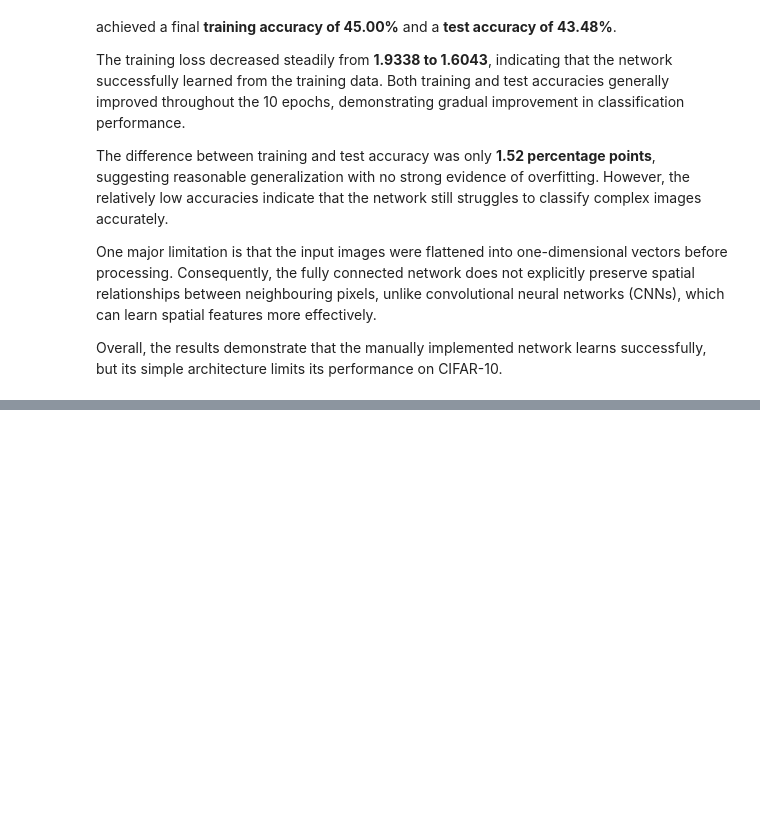
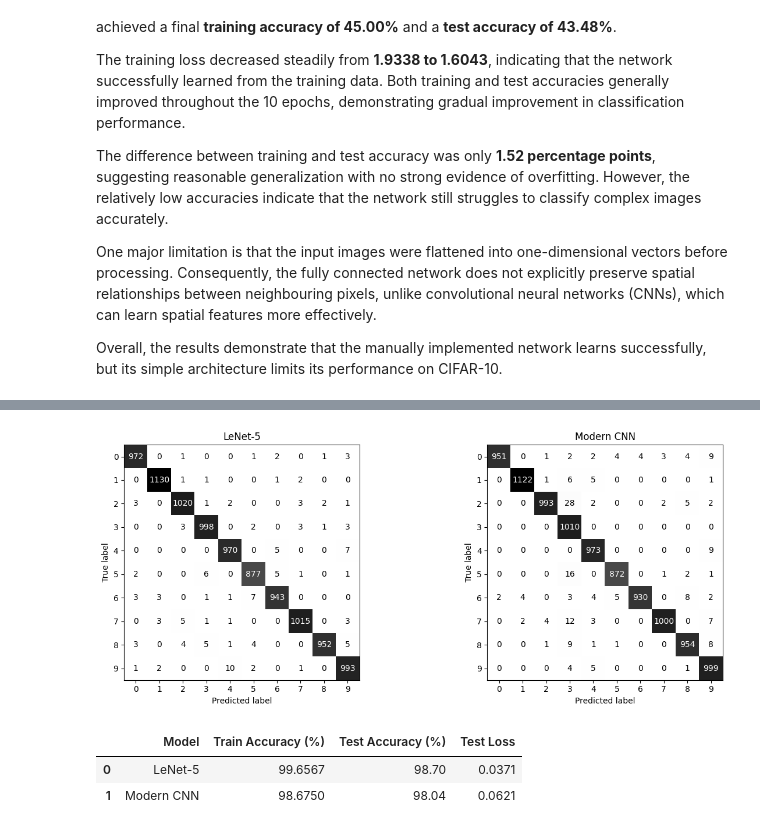
Before and after one commit to Janani-Hendeniya/EN3160_Assignment_03, a Jupyter notebook: 230238R_A03.ipynb, the cells around one changed output, grey strips where cells are left out. Saved outputs shown, nothing was run; the diff lists cells and outputs as text; code cells hidden in the pictures; blank space fills up the shorter version.

```diff
--- a/230238R_A03.ipynb
+++ b/230238R_A03.ipynb
@@ -292,0 +636,77 @@ Overall, the results demonstrate that the manually implemented network learns su
+# %%
+#generating both confusion matrices
+def get_predictions(model, loader):
+
+    model.eval()
+
+    all_labels = []
+    all_predictions = []
+
+    with torch.no_grad():
+
+        for images, labels in loader:
+
+            images = images.to(device)
+
+            outputs = model(images)
+            predictions = outputs.argmax(dim=1)
+
+            all_labels.extend(labels.numpy())
+            all_predictions.extend(
+                predictions.cpu().numpy()
+            )
+
+    return all_labels, all_predictions
+
+
+fig, axes = plt.subplots(1, 2, figsize=(13, 5))
+
+for ax, model, name in zip(
+    axes,
+    [lenet, modern_cnn],
+    ["LeNet-5", "Modern CNN"]
+):
+
+    labels, predictions = get_predictions(
+        model, mnist_test_loader
+    )
+
+    cm = confusion_matrix(
+        labels, predictions, labels=list(range(10))
+    )
+
+    disp = ConfusionMatrixDisplay(
+        confusion_matrix=cm,
+        display_labels=list(range(10))
+    )
+
+    disp.plot(ax=ax, colorbar=False, cmap="Greys")
+    ax.set_title(name)
+
+plt.tight_layout()
+plt.show()
+# %% [output]
+[figure, added]
+# %%
+#4.10 creating ths model comparison table
+q2_results = pd.DataFrame({
+    "Model": ["LeNet-5", "Modern CNN"],
+    "Train Accuracy (%)": [
+        lenet_history["train_acc"][-1],
+        modern_history["train_acc"][-1]
+    ],
+    "Test Accuracy (%)": [
+        lenet_history["test_acc"][-1],
+        modern_history["test_acc"][-1]
+    ],
+    "Test Loss": [
+        lenet_history["test_loss"][-1],
+        modern_history["test_loss"][-1]
+    ]
+})
+
+display(q2_results.round(4))
+# %% [output]
+|  | Model | Train Accuracy (%) | Test Accuracy (%) | Test Loss |
+| 0 | LeNet-5 | 99.6567 | 98.70 | 0.0371 |
+| 1 | Modern CNN | 98.6750 | 98.04 | 0.0621 |
```
Also changed, not shown: parts of 11 cells of this notebook.
